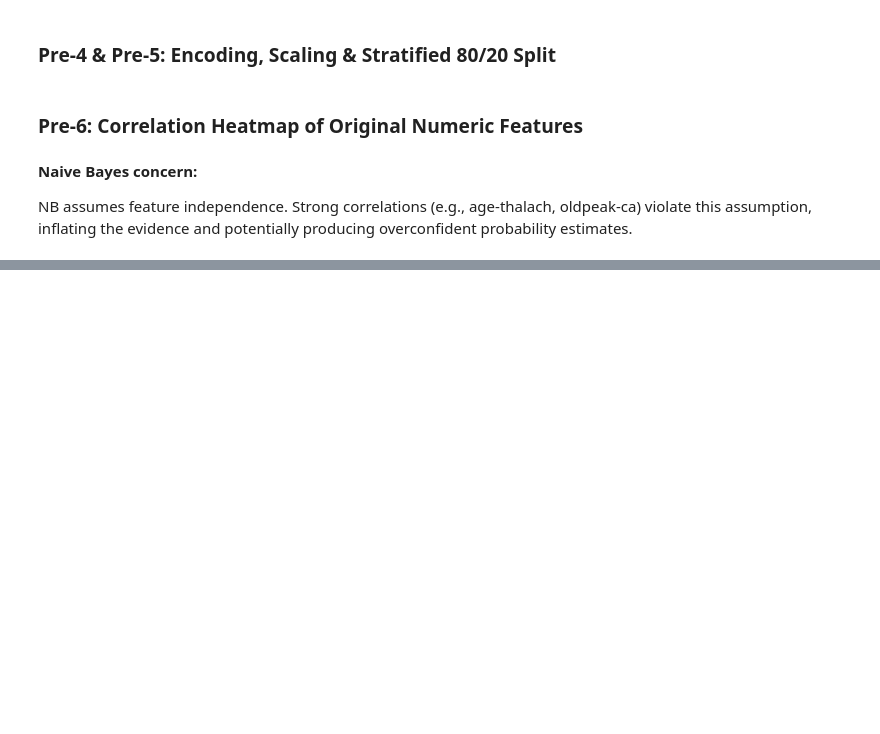
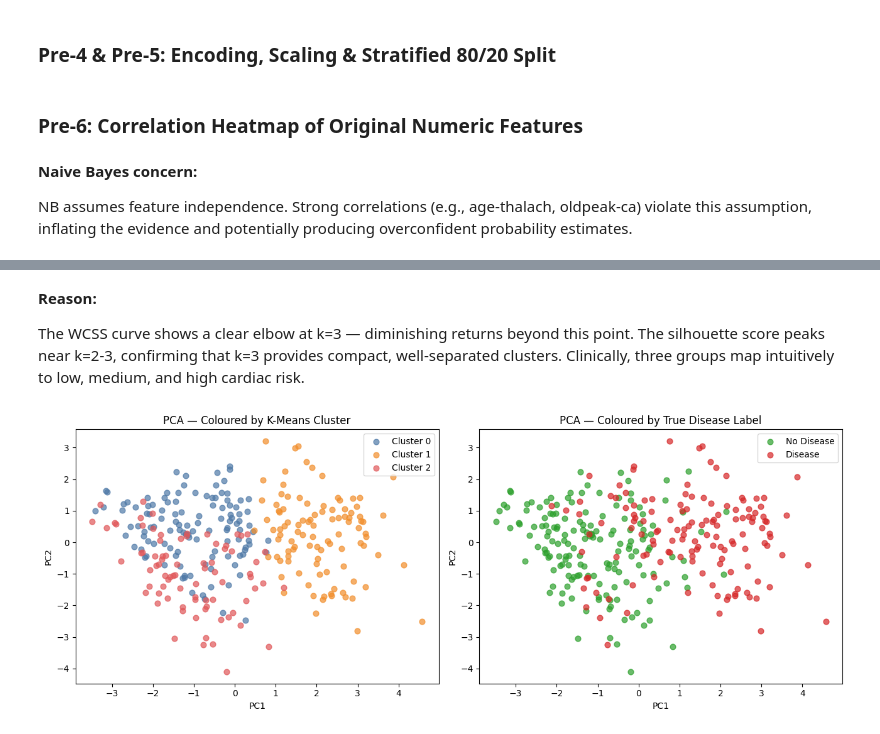
Before and after one commit to Ishmal-fa/cardioai-heart-disease-ml-pipeline, a Jupyter notebook: heart_disease_ml_pipeline.ipynb, the cells around one changed output, grey strips where cells are left out. Drawn from its saved outputs; the diff is of its cells as text; code cells hidden in the pictures; blank space fills up the shorter version.

```diff
--- a/heart_disease_ml_pipeline.ipynb
+++ b/heart_disease_ml_pipeline.ipynb
@@ -176,0 +224,39 @@ producing overconfident probability estimates.
+# %% [markdown]
+**Reason:**
+
+The WCSS curve shows a clear elbow at k=3 — diminishing returns beyond this point.
+The silhouette score peaks near k=2-3, confirming that k=3 provides compact,
+well-separated clusters. Clinically, three groups map intuitively to low, medium,
+and high cardiac risk.
+# %%
+# Final K-Means with chosen k
+km_final = KMeans(n_clusters=CHOSEN_K, random_state=42, n_init=10)
+km_labels = km_final.fit_predict(X_scaled)
+
+# PCA for visualisation
+pca2 = PCA(n_components=2, random_state=42)
+X_pca = pca2.fit_transform(X_scaled)
+
+fig, axes = plt.subplots(1, 2, figsize=(13, 5))
+palette = ['#4e79a7','#f28e2b','#e15759']
+
+for c in range(CHOSEN_K):
+    mask = km_labels == c
+    axes[0].scatter(X_pca[mask,0], X_pca[mask,1],
+                    label=f'Cluster {c}', alpha=0.7, s=40, color=palette[c])
+axes[0].set_title('PCA — Coloured by K-Means Cluster')
+axes[0].set_xlabel('PC1'); axes[0].set_ylabel('PC2')
+axes[0].legend()
+
+for lbl, color, name in [(0,'#2ca02c','No Disease'), (1,'#d62728','Disease')]:
+    mask = y_true == lbl
+    axes[1].scatter(X_pca[mask,0], X_pca[mask,1],
+                    label=name, alpha=0.7, s=40, color=color)
+axes[1].set_title('PCA — Coloured by True Disease Label')
+axes[1].set_xlabel('PC1'); axes[1].set_ylabel('PC2')
+axes[1].legend()
+
+plt.tight_layout()
+plt.show()
+# %% [output]
+[figure, added]
```
Also changed, not shown: parts of 10 cells of this notebook.
